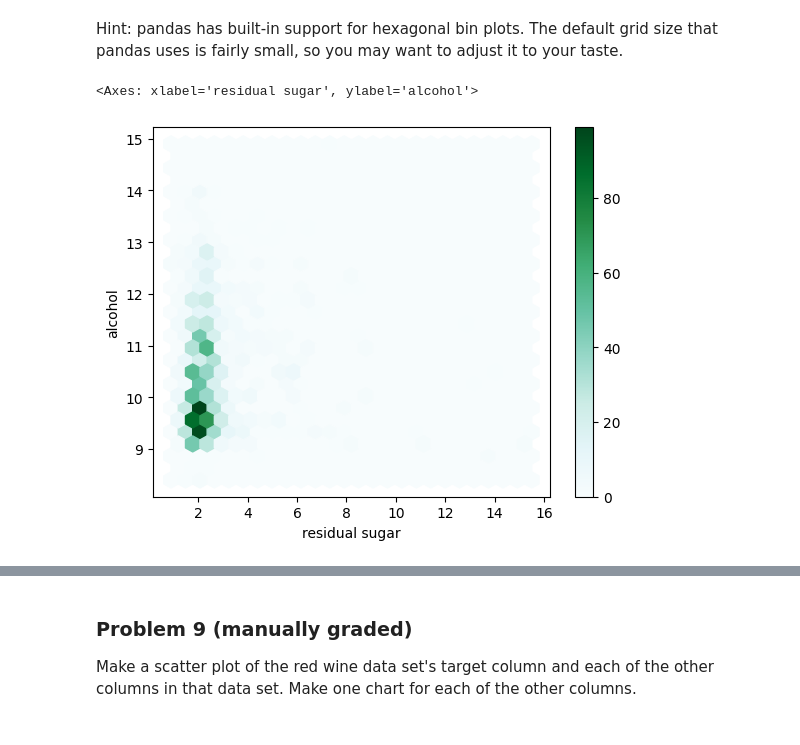
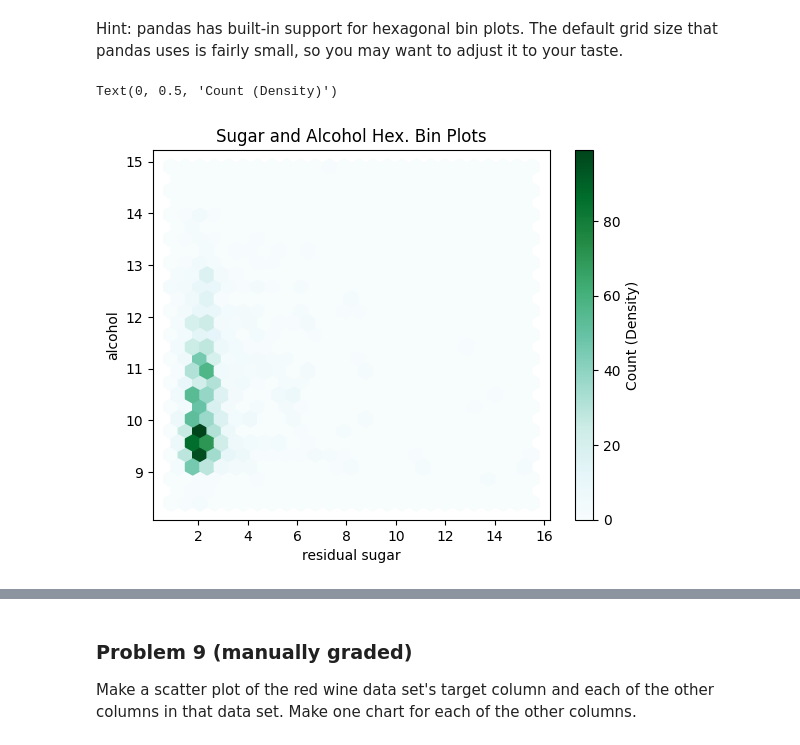
Before and after one commit to beckaa-l/dx602-homework-10, a Jupyter notebook: homework.ipynb, the cells around one changed output, grey strips where cells are left out. Saved outputs shown, nothing was run; the diff lists cells and outputs as text; code cells hidden in the pictures.

```diff
--- a/homework.ipynb
+++ b/homework.ipynb
@@ -173,11 +207,15 @@ The default grid size that pandas uses is fairly small, so you may want to adjus
 # %%
 # YOUR CHANGES HERE
 
 # plot
-red_wine.plot.hexbin(x="residual sugar", y="alcohol", gridsize=25)
+q8_hexplot = red_wine.plot.hexbin(x="residual sugar", y="alcohol", gridsize=25)
+# title
+plt.title("Sugar and Alcohol Hex. Bin Plots")
+# add a color bar label
+q8_hexplot.figure.axes[-1].set_ylabel("Count (Density)")
 # %% [output]
-<Axes: xlabel='residual sugar', ylabel='alcohol'>
+Text(0, 0.5, 'Count (Density)')
-[figure, old version]
+[figure, new version]
 # %% [markdown]
 <div style="page-break-after: always;"></div>
 # %% [markdown]
```
Also changed, not shown: parts of 12 cells of this notebook.
